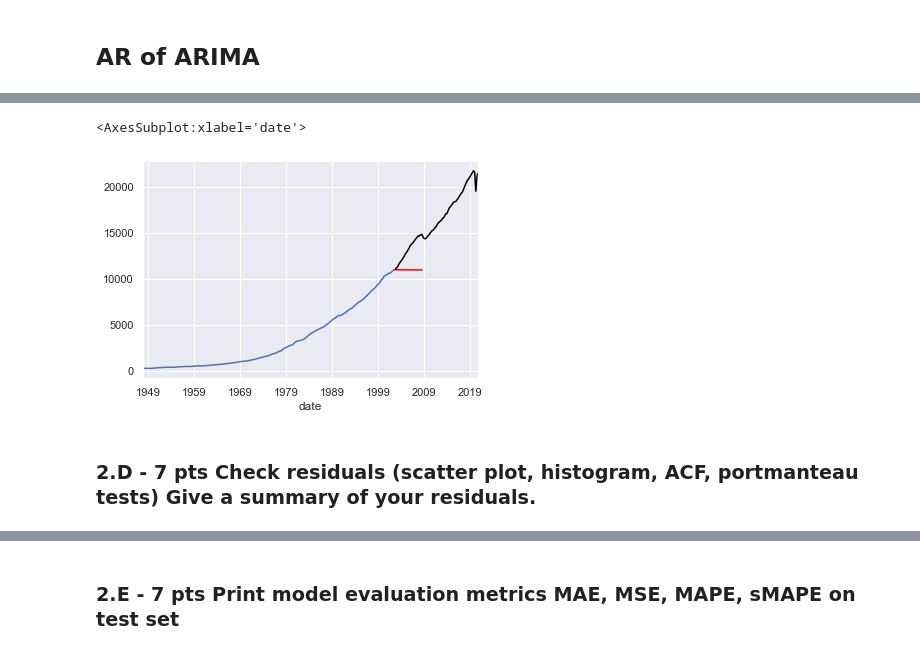
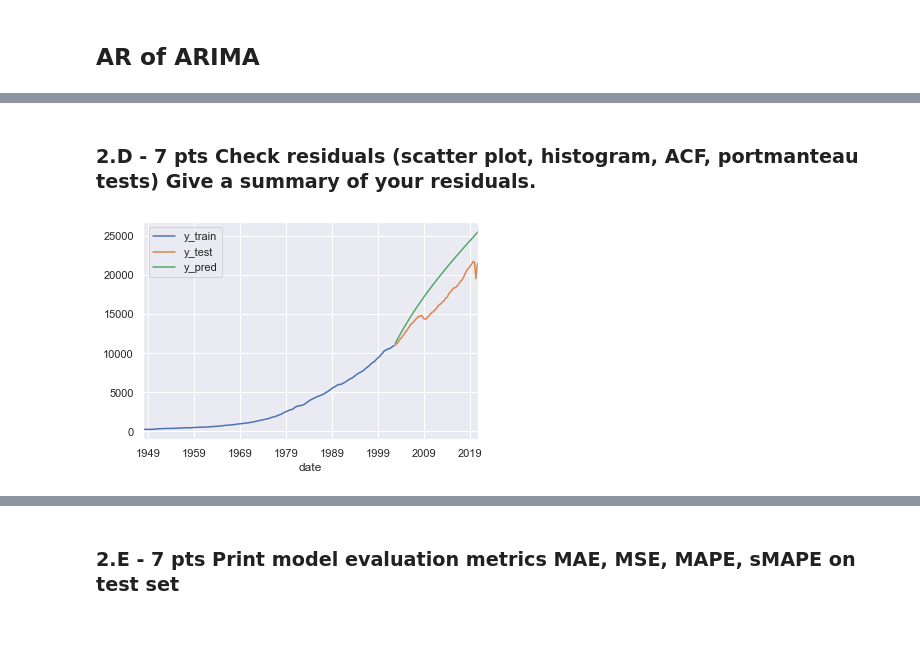
Before and after one commit to earnestsalgado/time-series-analysis_spr22, a Jupyter notebook: HW3/Week 3 Assignment Box Jenkins Models.ipynb, the cells around one changed output, grey strips where cells are left out. Saved outputs shown, nothing was run; the diff lists cells and outputs as text; code cells hidden in the pictures.

```diff
--- a/HW3/Week 3 Assignment Box Jenkins Models.ipynb
+++ b/HW3/Week 3 Assignment Box Jenkins Models.ipynb
@@ -574,11 +612,22 @@ fh = list(range(1, 1+len(y_test)))
-# %%
-y_pred = ar_model.predict(fh=fh )
-# %%
-y_train.plot()
-y_pred.plot(color='red')
-y_test.plot(color = 'black')
-# %% [output]
-<AxesSubplot:xlabel='date'>
-[figure, removed]
 # %% [markdown]
 ### 2.D - 7 pts Check residuals (scatter plot, histogram, ACF, portmanteau tests) Give a summary of your residuals.
+# %%
+def plot_results(y_train, y_test, y_pred):
+    # plot the results
+    y_train.plot()
+    y_test.plot()
+
+    y_pred.plot()
+
+    plt.legend(['y_train','y_test','y_pred'])
+    plt.show()
+# %%
+forecasting_index = ForecastingHorizon(y_test.index, is_relative=False)
+# %%
+# model prediction
+
+y_pred = arima_model_fit.predict(fh=forecasting_index)
+
+plot_results(y_train, y_test, y_pred)
+# %% [output]
+[figure, added]
```
Also changed, not shown: parts of 66 cells of this notebook.
